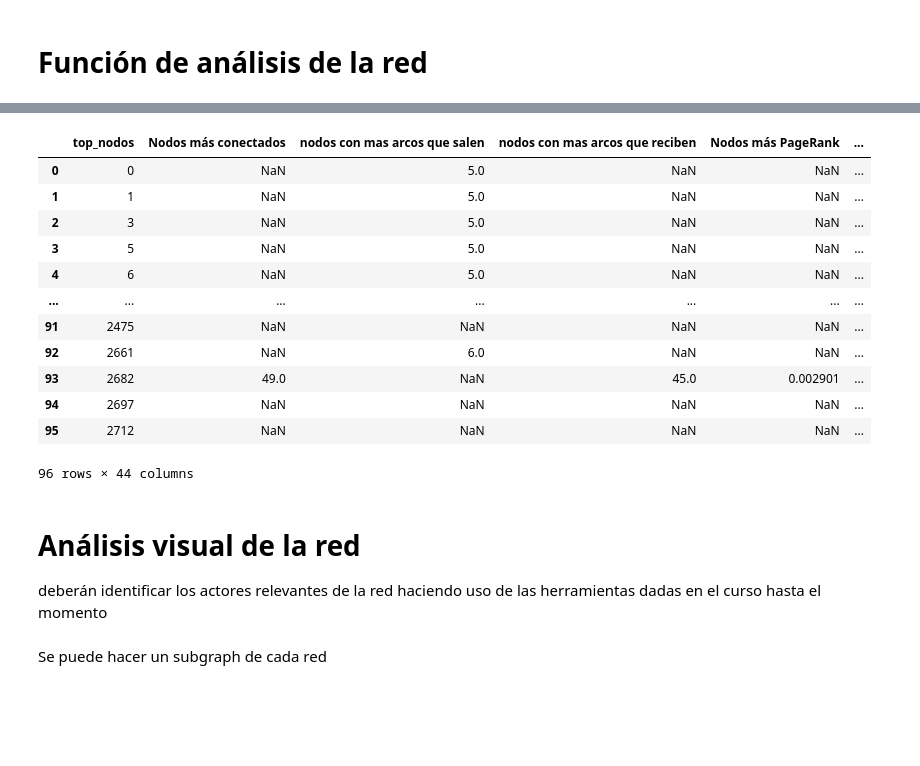
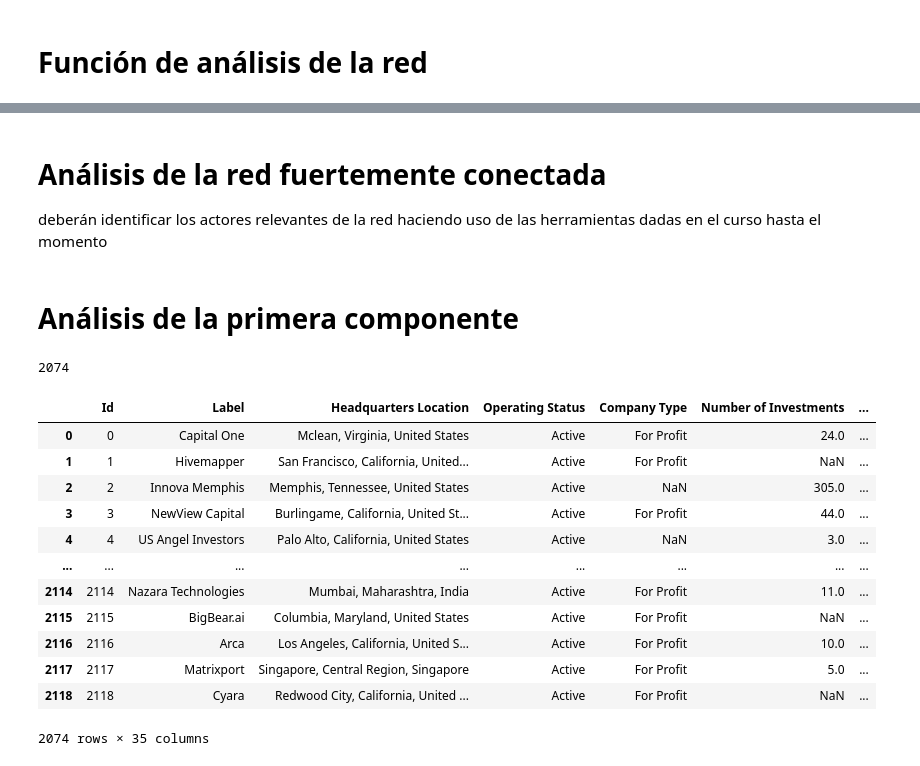
Before and after one commit to dfgomezc/analytics_en_redes_sociales, a Jupyter notebook: entrega_1_analisis_red/analisis_preliminar_red_DG.ipynb, the cells around one changed output, grey strips where cells are left out. Saved outputs shown, nothing was run; the diff lists cells and outputs as text; code cells hidden in the pictures; blank space fills up the shorter version.

Commit message:
nodos, arcos primera componente y analisis de la primera componente

```diff
--- a/entrega_1_analisis_red/analisis_preliminar_red_DG.ipynb
+++ b/entrega_1_analisis_red/analisis_preliminar_red_DG.ipynb
@@ -383,22 +428,7 @@ analisis_red
 # %%
 analisistop_con_metadato = analisis_top.merge(nodos,how="left", left_on="top_nodos",right_on="Id")
-analisistop_con_metadato.to_excel("analisistop_con_metadato.xlsx")
+analisistop_con_metadato.to_excel("analisistop_con_metadato.xlsx",index=False)
+componentes_red_general.to_excel("listado_componentes_red_general.xlsx",index=False)
-# %% [output]
-|  | top_nodos | Nodos más conectados | nodos con mas arcos que salen | nodos con mas arcos que reciben | Nodos más PageRank | ... |
-| 0 | 0 | NaN | 5.0 | NaN | NaN | ... |
-| 1 | 1 | NaN | 5.0 | NaN | NaN | ... |
-| 2 | 3 | NaN | 5.0 | NaN | NaN | ... |
-| 3 | 5 | NaN | 5.0 | NaN | NaN | ... |
-| 4 | 6 | NaN | 5.0 | NaN | NaN | ... |
-| ... | ... | ... | ... | ... | ... | ... |
-| 91 | 2475 | NaN | NaN | NaN | NaN | ... |
-| 92 | 2661 | NaN | 6.0 | NaN | NaN | ... |
-| 93 | 2682 | 49.0 | NaN | 45.0 | 0.002901 | ... |
-| 94 | 2697 | NaN | NaN | NaN | NaN | ... |
-| 95 | 2712 | NaN | NaN | NaN | NaN | ... |
-96 rows × 44 columns
 # %% [markdown]
-# Análisis visual de la red
+# Análisis de la red fuertemente conectada
 deberán identificar los actores relevantes de la red haciendo uso de las herramientas dadas en el curso hasta el momento
-# %% [markdown]
-Se puede hacer un subgraph de cada red
@@ -404,0 +460,2 @@ Se puede hacer un subgraph de cada red
+# %% [markdown]
+# Análisis de la primera componente
@@ -404,0 +473,34 @@ Se puede hacer un subgraph de cada red
+# %%
+# Supongamos que tienes un grafo llamado G
+G_no_dirigida = G.to_undirected()
+# Obtén las componentes conectadas
+componentes_conectadas = list(nx.connected_components(G_no_dirigida))
+
+# Selecciona la primera componente
+primera_componente = next(iter(componentes_conectadas))
+
+# Ahora, tienes los nodos de la primera componente en forma de un conjunto
+# Si necesitas una lista, simplemente conviértela
+nodos_primera_componente = list(primera_componente)
+# %%
+len(nodos_primera_componente)
+# %% [output]
+2074
+# %%
+nodos_componente_1 = nodos.reset_index()
+nodos_componente_1 = nodos_componente_1[nodos_componente_1.Id.isin(nodos_primera_componente)]
+nodos_componente_1
+# %% [output]
+|  | Id | Label | Headquarters Location | Operating Status | Company Type | Number of Investments | ... |
+| 0 | 0 | Capital One | Mclean, Virginia, United States | Active | For Profit | 24.0 | ... |
+| 1 | 1 | Hivemapper | San Francisco, California, United... | Active | For Profit | NaN | ... |
+| 2 | 2 | Innova Memphis | Memphis, Tennessee, United States | Active | NaN | 305.0 | ... |
+| 3 | 3 | NewView Capital | Burlingame, California, United St... | Active | For Profit | 44.0 | ... |
+| 4 | 4 | US Angel Investors | Palo Alto, California, United States | Active | NaN | 3.0 | ... |
+| ... | ... | ... | ... | ... | ... | ... | ... |
+| 2114 | 2114 | Nazara Technologies | Mumbai, Maharashtra, India | Active | For Profit | 11.0 | ... |
+| 2115 | 2115 | BigBear.ai | Columbia, Maryland, United States | Active | For Profit | NaN | ... |
+| 2116 | 2116 | Arca | Los Angeles, California, United S... | Active | For Profit | 10.0 | ... |
+| 2117 | 2117 | Matrixport | Singapore, Central Region, Singapore | Active | For Profit | 5.0 | ... |
+| 2118 | 2118 | Cyara | Redwood City, California, United ... | Active | For Profit | NaN | ... |
+2074 rows × 35 columns
```
Also changed, not shown: parts of 24 cells of this notebook, 8 other files.
